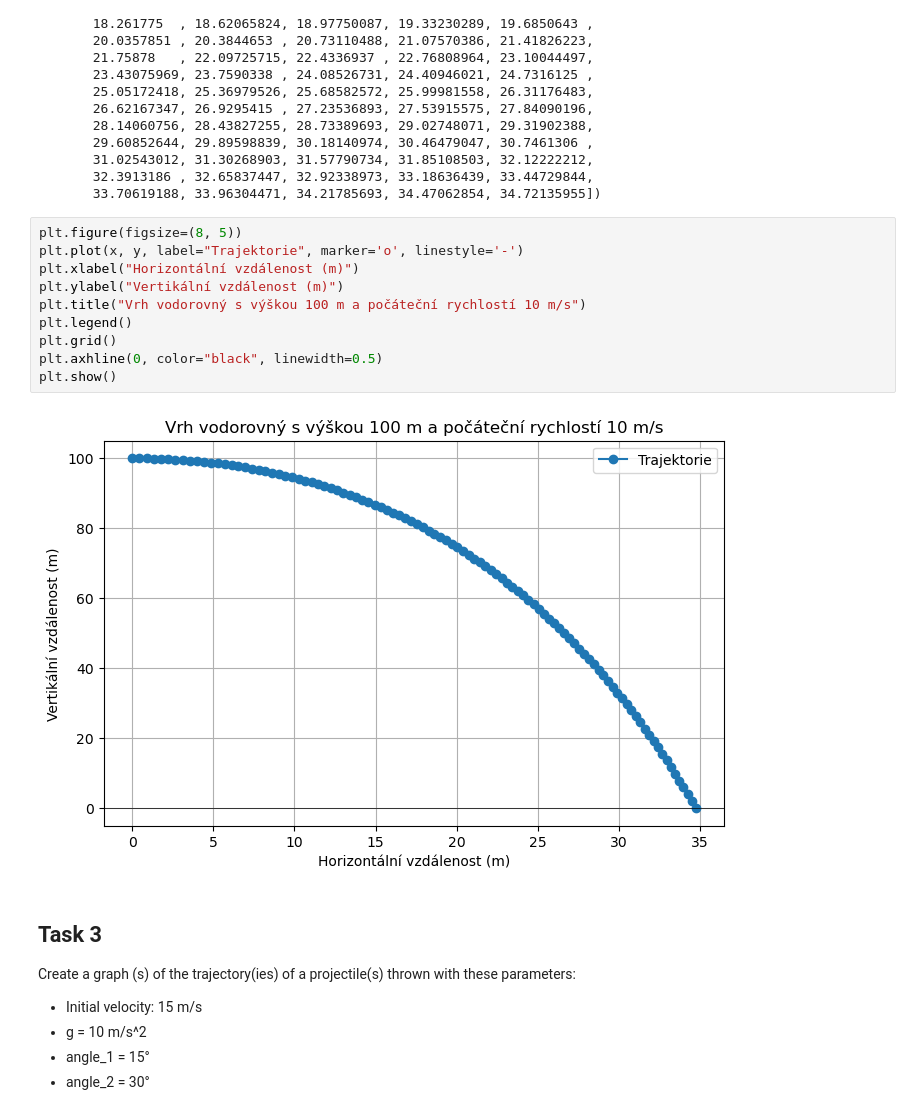
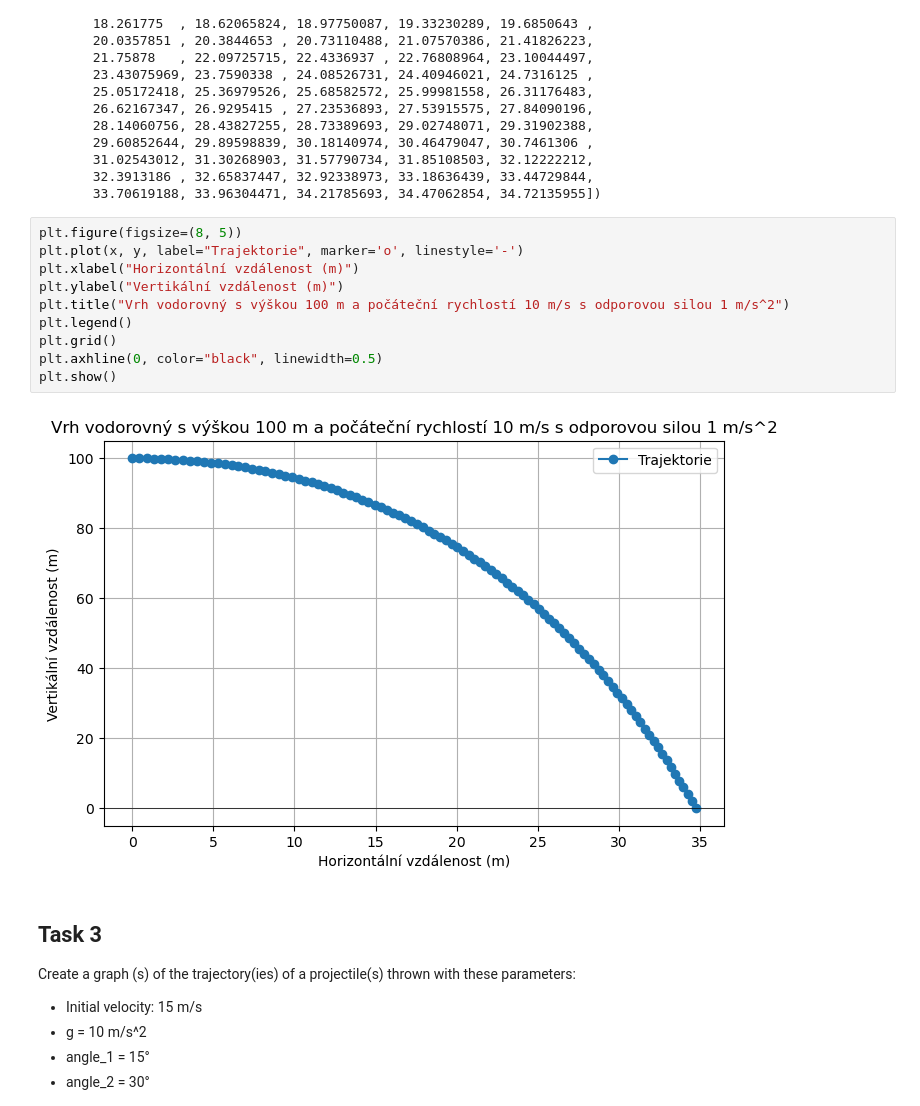
Before and after one commit to IngPleb/VKF-physics-seminare, a Jupyter notebook: mechanics/ThrowTrajectories.ipynb, the cells around one changed output. Cells and saved outputs as stored; diff of their text form.

Commit message:
fix graph title

```diff
--- a/mechanics/ThrowTrajectories.ipynb
+++ b/mechanics/ThrowTrajectories.ipynb
@@ -189,15 +189,15 @@ array([ 0.        ,  0.4507106 ,  0.89938059,  1.34600998,  1.79059875,
 # %%
 plt.figure(figsize=(8, 5))
 plt.plot(x, y, label="Trajektorie", marker='o', linestyle='-')
 plt.xlabel("Horizontální vzdálenost (m)")
 plt.ylabel("Vertikální vzdálenost (m)")
-plt.title("Vrh vodorovný s výškou 100 m a počáteční rychlostí 10 m/s")
+plt.title("Vrh vodorovný s výškou 100 m a počáteční rychlostí 10 m/s s odporovou silou 1 m/s^2")
 plt.legend()
 plt.grid()
 plt.axhline(0, color="black", linewidth=0.5)
 plt.show()
 # %% [output]
-[figure, old version]
+[figure, new version]
 # %% [markdown]
 ## Task 3
 
```
Also changed, not shown: 1 other file.
